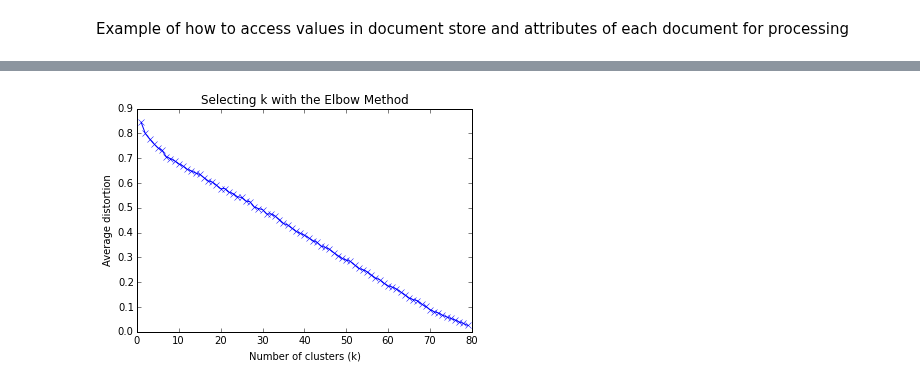
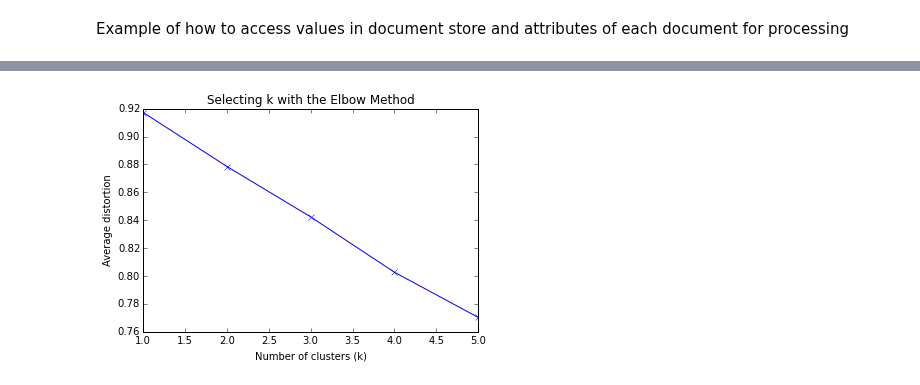
Before and after one commit to linwoodc3/LC3-Creations, a Jupyter notebook: notebooks/KDDSimilarity.ipynb, the cells around one changed output, grey strips where cells are left out. Saved outputs shown, nothing was run; the diff lists cells and outputs as text; code cells hidden in the pictures.

```diff
--- a/notebooks/KDDSimilarity.ipynb
+++ b/notebooks/KDDSimilarity.ipynb
@@ -593,23 +540,23 @@ frame
 # %%
 import numpy as np
 from scipy.spatial.distance import cdist
 import matplotlib.pyplot as plt
 
-K = range(1,80)
+K = range(1,6)
 meandisortions = []
 
 for k in K:
 	kmeans = KMeans(n_clusters = k)
 	kmeans.fit(tfidf_matrix.todense())
 	meandisortions.append(sum(np.min(cdist(tfidf_matrix.todense(),kmeans.cluster_centers_,'euclidean'),axis=1))/tfidf_matrix.todense().shape[0])
 
 plt.plot(K,meandisortions,'bx-')
 plt.xlabel('Number of clusters (k)')
 plt.ylabel('Average distortion')
 plt.title('Selecting k with the Elbow Method')
 plt.show()
 # %% [output]
-[figure, old version]
+[figure, new version]
 # %%
 tfidf_matrix.todense()
 # %% [output]
```
Also changed, not shown: parts of 45 cells of this notebook.
